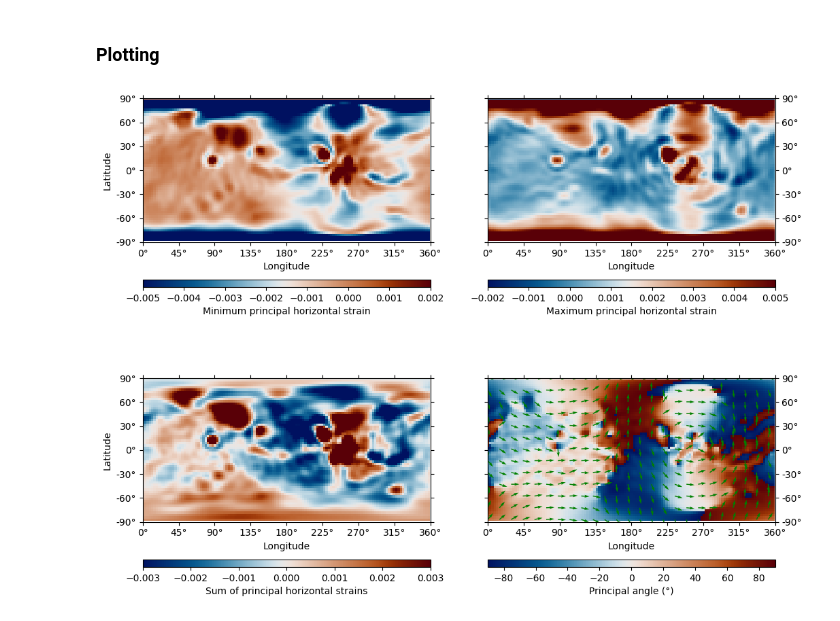
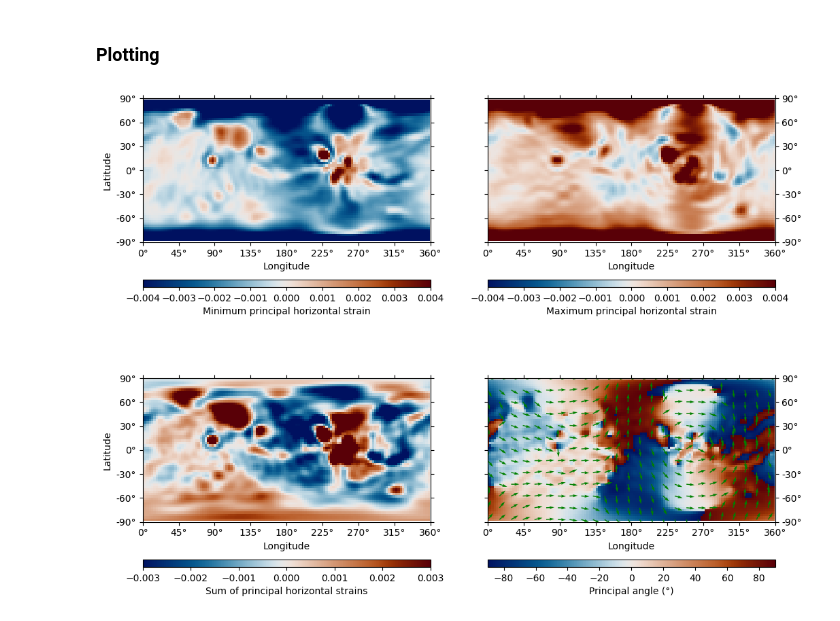
Before and after one commit to AB-Ares/Displacement_strain_planet, a Jupyter notebook: examples/Run_demo.ipynb, the cells around one changed output. Saved outputs shown, nothing was run; the diff lists cells and outputs as text; code cells hidden in the pictures.

```diff
--- a/examples/Run_demo.ipynb
+++ b/examples/Run_demo.ipynb
@@ -367,29 +367,29 @@ Using loaded precomputed SH derivatives
 # %%
 args_plot = dict(tick_interval=[45, 30], colorbar = 'bottom', cmap = cm.vik)
 fig, ((ax1,ax2),(ax3,ax4)) = plt.subplots(2,2, **args_fig)
 
 pysh.SHGrid.from_array(min_strain).plot(ax=ax1, \
         cb_label = 'Minimum principal horizontal strain', cmap_limits = \
-        [-5e-3, 2e-3], cb_tick_interval = 1e-3, **args_plot)
+        [-4e-3, 4e-3], cb_tick_interval = 1e-3, **args_plot)
 pysh.SHGrid.from_array(max_strain).plot(ax=ax2, \
         cb_label = 'Maximum principal horizontal strain', ticks = 'wSnE', \
-        ylabel = None, cmap_limits = [-2e-3, 5e-3], cb_tick_interval = 1e-3, \
+        ylabel = None, cmap_limits = [-4e-3, 4e-3], cb_tick_interval = 1e-3, \
         **args_plot)
 pysh.SHGrid.from_array(sum_strain).plot(ax=ax3, cb_label = \
         'Sum of principal horizontal strains', cmap_limits = [-3e-3, 3e-3], \
         cb_tick_interval = 1e-3, **args_plot)
 pysh.SHGrid.from_array(principal_angle1).plot(ax=ax4, cb_label = \
         'Principal angle (°)', ticks = 'wSnE', ylabel = None, \
         cmap_limits = [-90, 90], **args_plot)
 
 #Plot strain direction
 skip_i = int(lmax_calc / 6)
 skip=(slice(None,None,skip_i),slice(None,None,skip_i))
 grid_long, grid_lat = np.meshgrid(np.linspace(0,360,np.shape(principal_angle1)[1]),\
         np.linspace(90,-90,np.shape(principal_angle1)[0]))
 ones = np.ones(np.shape(principal_angle1))
 ax4.quiver(grid_long[skip], grid_lat[skip], ones[skip], ones[skip], scale = 5e1, \
            angles = principal_angle1[skip], color = 'g')
 plt.show()
 # %% [output]
-[figure, old version]
+[figure, new version]
```
Also changed, not shown: parts of 2 cells of this notebook.
